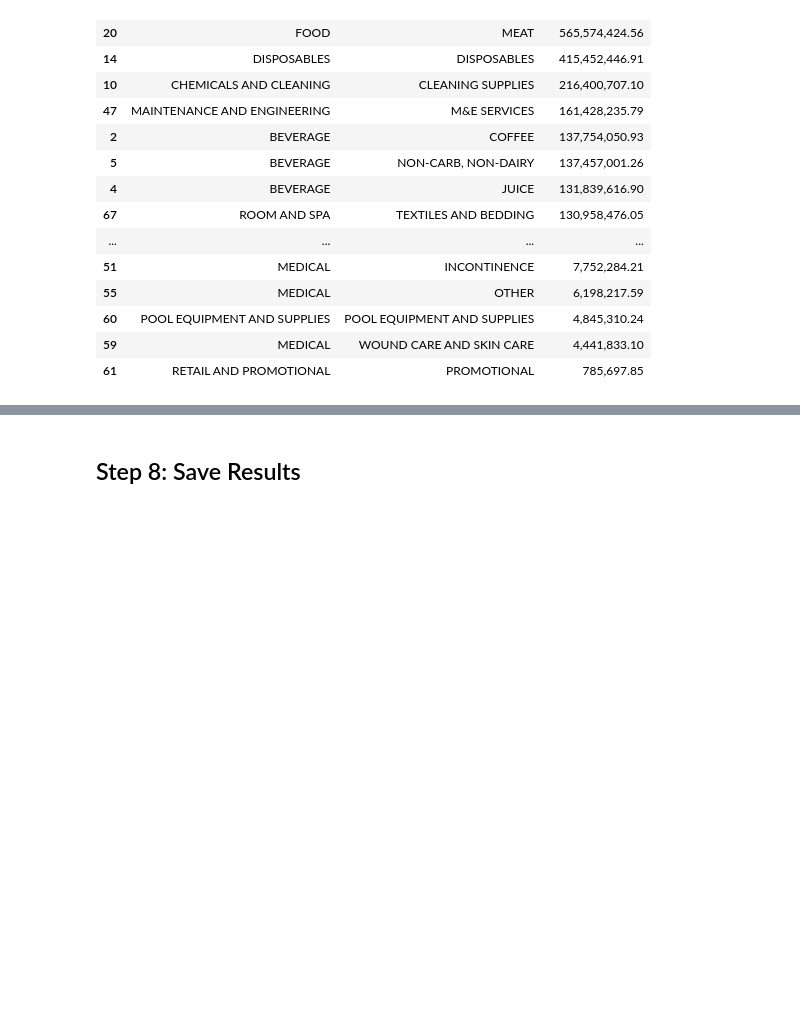
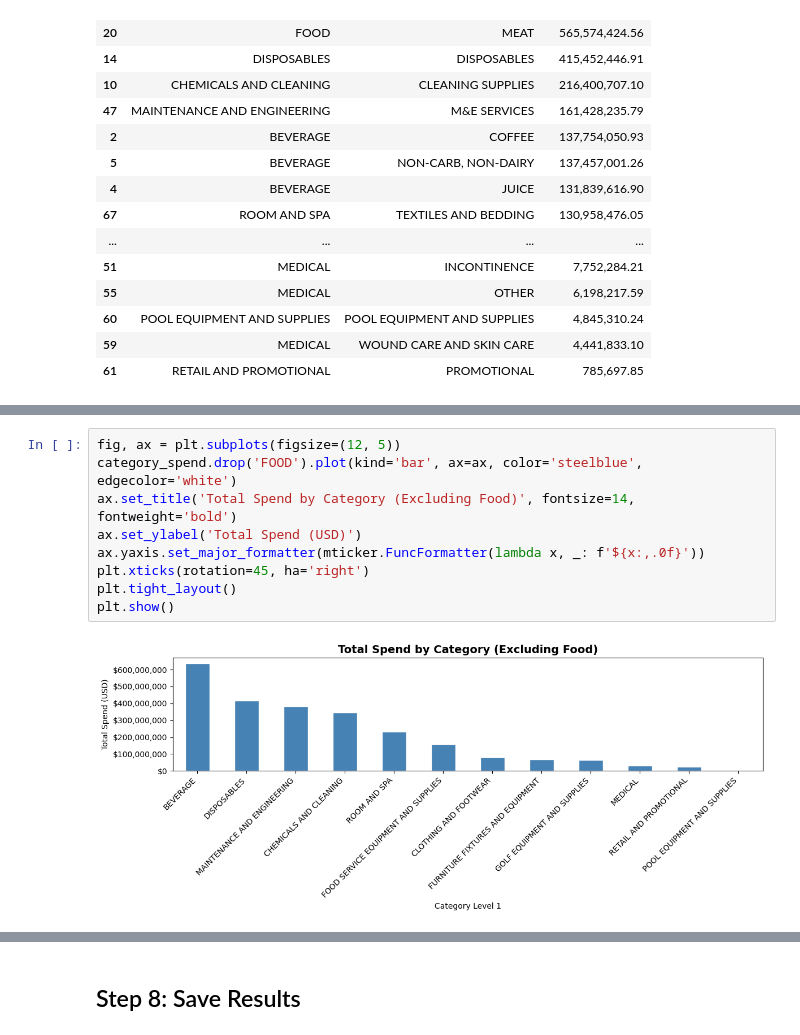
Before and after one commit to Jreed25/aramark-project, a Jupyter notebook: notebooks/eda1.ipynb, the cells around one changed output, grey strips where cells are left out. Cells and saved outputs as stored; diff of their text form; blank space fills up the shorter version.

```diff
--- a/notebooks/eda1.ipynb
+++ b/notebooks/eda1.ipynb
@@ -401,0 +414,11 @@ display(top_cat2.rename(columns={SPEND_COL: 'Total Spend (USD)'}))
+# %%
+fig, ax = plt.subplots(figsize=(12, 5))
+category_spend.drop('FOOD').plot(kind='bar', ax=ax, color='steelblue', edgecolor='white')
+ax.set_title('Total Spend by Category (Excluding Food)', fontsize=14, fontweight='bold')
+ax.set_ylabel('Total Spend (USD)')
+ax.yaxis.set_major_formatter(mticker.FuncFormatter(lambda x, _: f'${x:,.0f}'))
+plt.xticks(rotation=45, ha='right')
+plt.tight_layout()
+plt.show()
+# %% [output]
+[figure, added]
```
Also changed, not shown: parts of 3 cells of this notebook.
